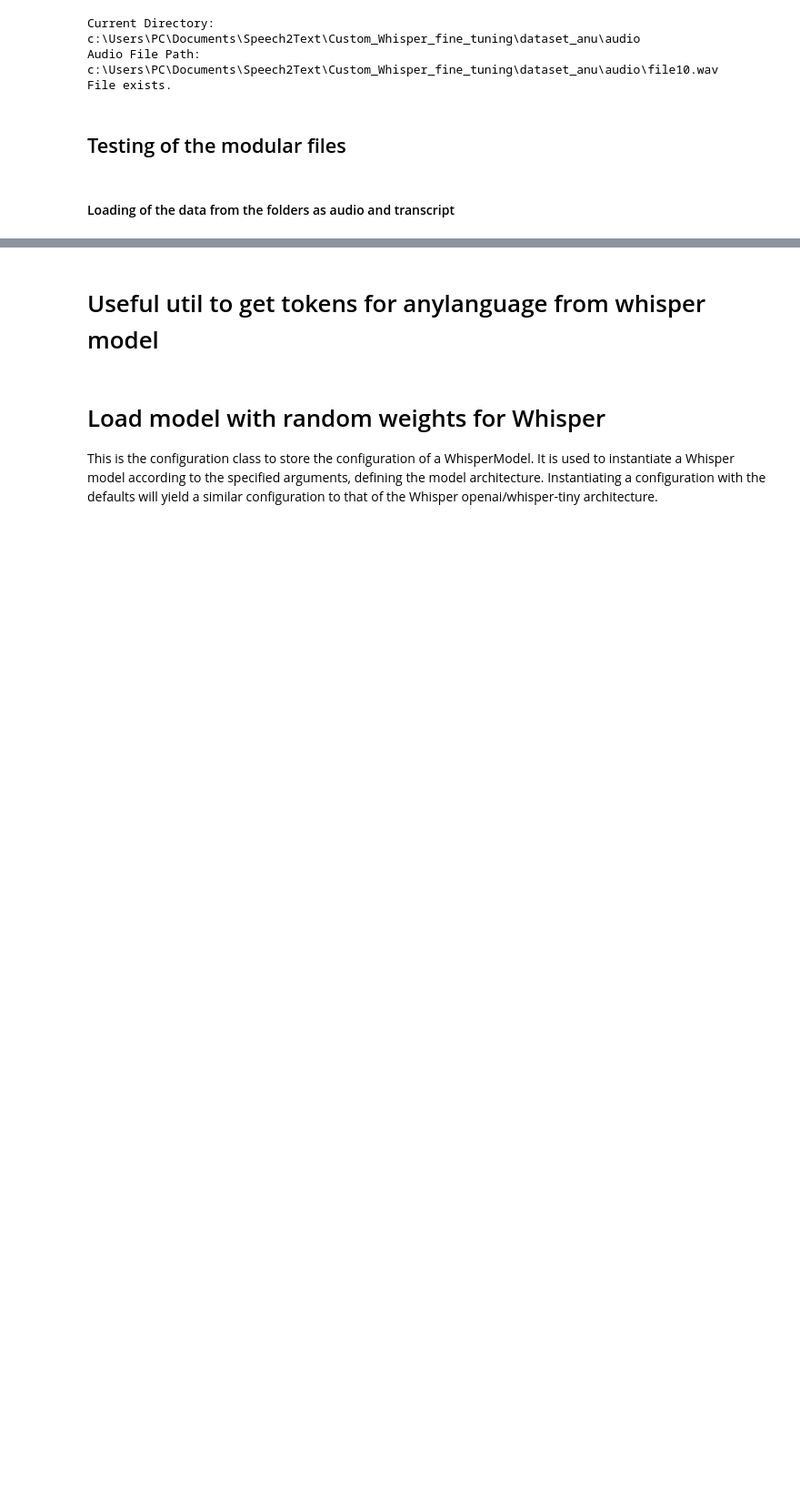
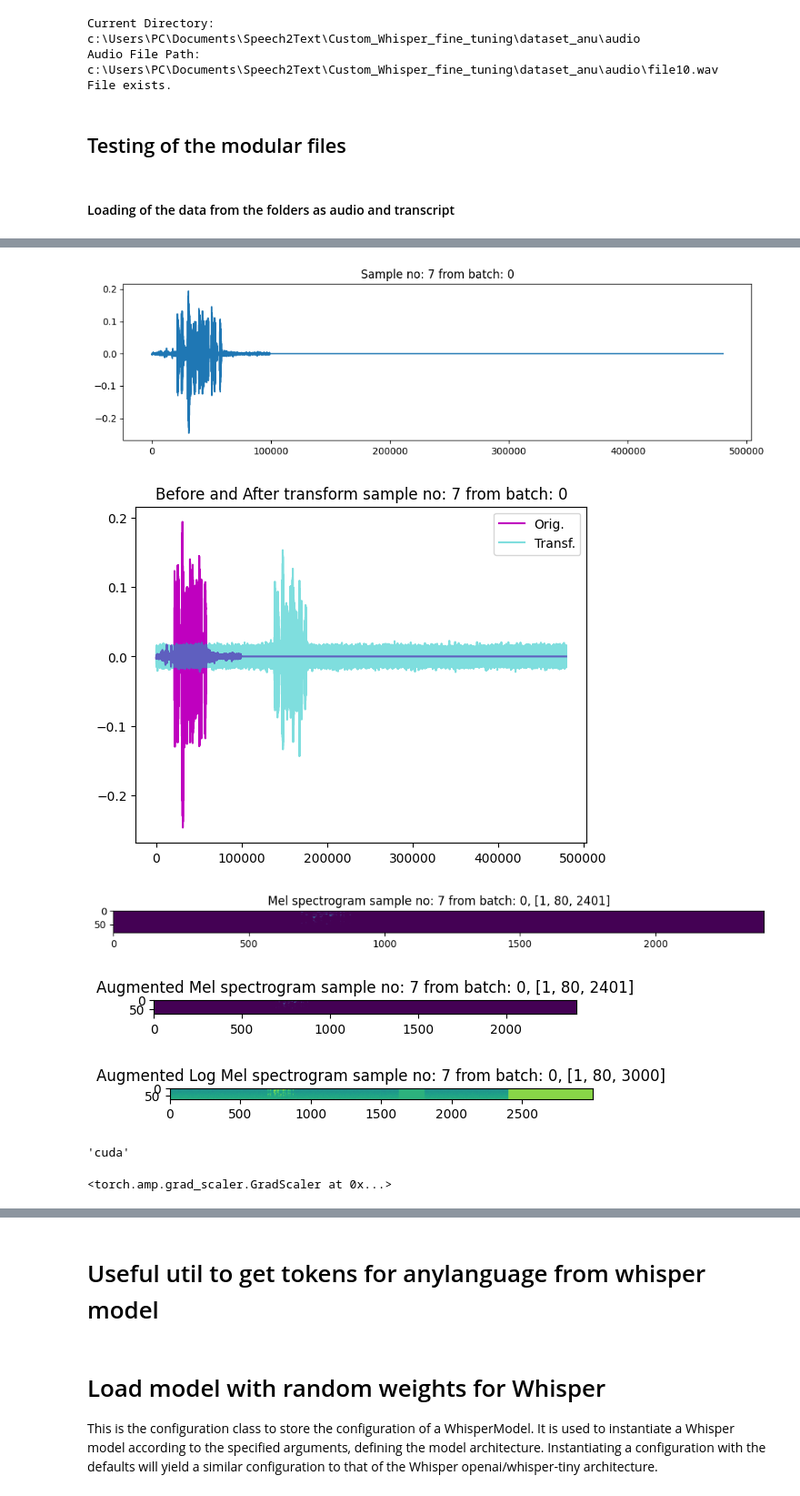
Before and after one commit to Anudeep28/Speech_to_Text, a Jupyter notebook: Custom_Whisper_fine_tuning/whisper-data-preparation.ipynb, the cells around one changed output, grey strips where cells are left out. Shown at 91% size. Drawn from its saved outputs; the diff is of its cells as text; code cells hidden in the pictures; blank space fills up the shorter version.

Commit message:
Updated version of whisper fine tuning with modular code working

```diff
--- a/Custom_Whisper_fine_tuning/whisper-data-preparation.ipynb
+++ b/Custom_Whisper_fine_tuning/whisper-data-preparation.ipynb
@@ -579,0 +604,37 @@ data = get_data.load_data(audio_dir=audio_dir, transcript_dir=transcript_dir)
+# %%
+split_required = False
+# activate the num workerd when working with lot of data
+NUM_WORKERS = 2 if os.cpu_count() > 4 else 1
+BATCH_SIZE = 10
+
+# Convert to pandas format
+# Convert to DataFrame
+compiled_data = pd.DataFrame(data)
+
+# Setup the dataset with augmentation and dataloader for training
+dataset = data_setup.WhisperDataset(compiled_data, audio_dir, augment_both=True)
+# If you dont need to split the dataset into trainig and testing
+if split_required:
+    # Split the dataset into training and testing
+    train, test = split_datasets.split_dataset(dataset=dataset,
+                                           split_size=0.8)
+    train_dataloader = DataLoader(train, batch_size=BATCH_SIZE, shuffle=True, collate_fn=data_setup.collate_fn, pin_memory=True)
+    test_dataloader = DataLoader(test, batch_size=BATCH_SIZE, collate_fn=data_setup.collate_fn, pin_memory=True)
+else:
+    dataloader = DataLoader(dataset, batch_size=BATCH_SIZE, shuffle=True, collate_fn=data_setup.collate_fn, pin_memory=True)#, num_workers=NUM_WORKERS, pin_memory=True)
+    train_dataloader = dataloader
+    test_dataloader = dataloader
+# %%
+# Visulaize the data
+visualize_audio.visualize_audio(dataloader=train_dataloader,
+                                vis_audio=True,
+                                vis_transfd_audio=True,
+                                vis_spectrogram=True,
+                                vis_transfd_spectrogram=True,
+                                )
+# %% [output]
+[figure, added]
+[figure, added]
+[figure, added]
+[figure, added]
+[figure, added]
@@ -579,0 +662,11 @@ data = get_data.load_data(audio_dir=audio_dir, transcript_dir=transcript_dir)
+# %%
+device = "cuda" if torch.cuda.is_available() else "cpu"
+device
+# %% [output]
+'cuda'
+# %%
+device='cuda'
+scaler = torch.amp.GradScaler(device)
+scaler
+# %% [output]
+<torch.amp.grad_scaler.GradScaler at 0x...>
```
Also changed, not shown: parts of 19 cells of this notebook, 30 other files.
